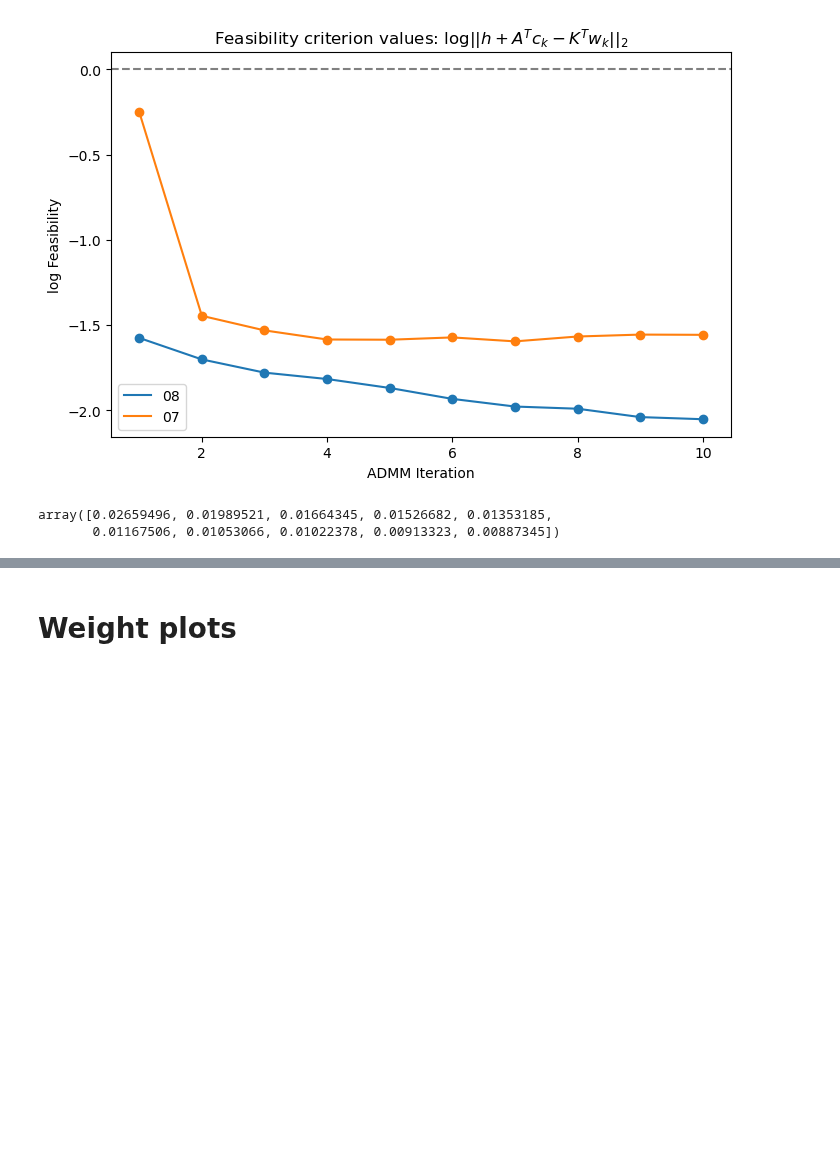
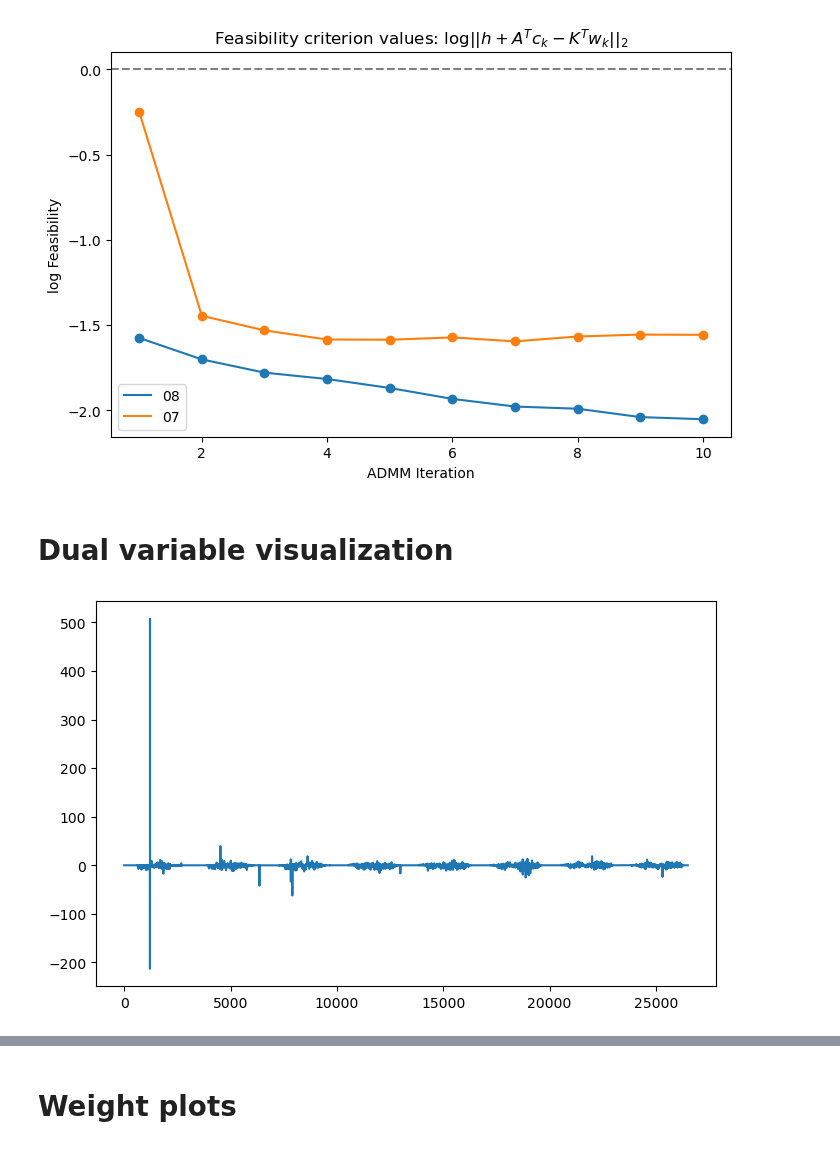
Before and after one commit to mcstanle/cf_inversion_sb_admm, a Jupyter notebook: output_investigation_08.ipynb, the cells around one changed output, grey strips where cells are left out. Saved outputs shown, nothing was run; the diff lists cells and outputs as text; code cells hidden in the pictures; blank space fills up the shorter version.

```diff
--- a/output_investigation_08.ipynb
+++ b/output_investigation_08.ipynb
@@ -318,8 +305,11 @@ plt.title(r'Feasibility criterion values: $\log || h + A^T c_k - K^T w_k ||_2$')
 plt.show()
 # %% [output]
 [figure]
-# %%
-feasibility_08
-# %% [output]
-array([0.02659496, 0.01989521, 0.01664345, 0.01526682, 0.01353185,
-       0.01167506, 0.01053066, 0.01022378, 0.00913323, 0.00887345])
+# %% [markdown]
+# Dual variable visualization
+# %%
+plt.figure(figsize=(8, 5))
+plt.plot(final_res['lambda_opt_output']['vectors'][-1])
+plt.show()
+# %% [output]
+[figure, added]
```
Also changed, not shown: parts of 4 cells of this notebook, 6 other files.
